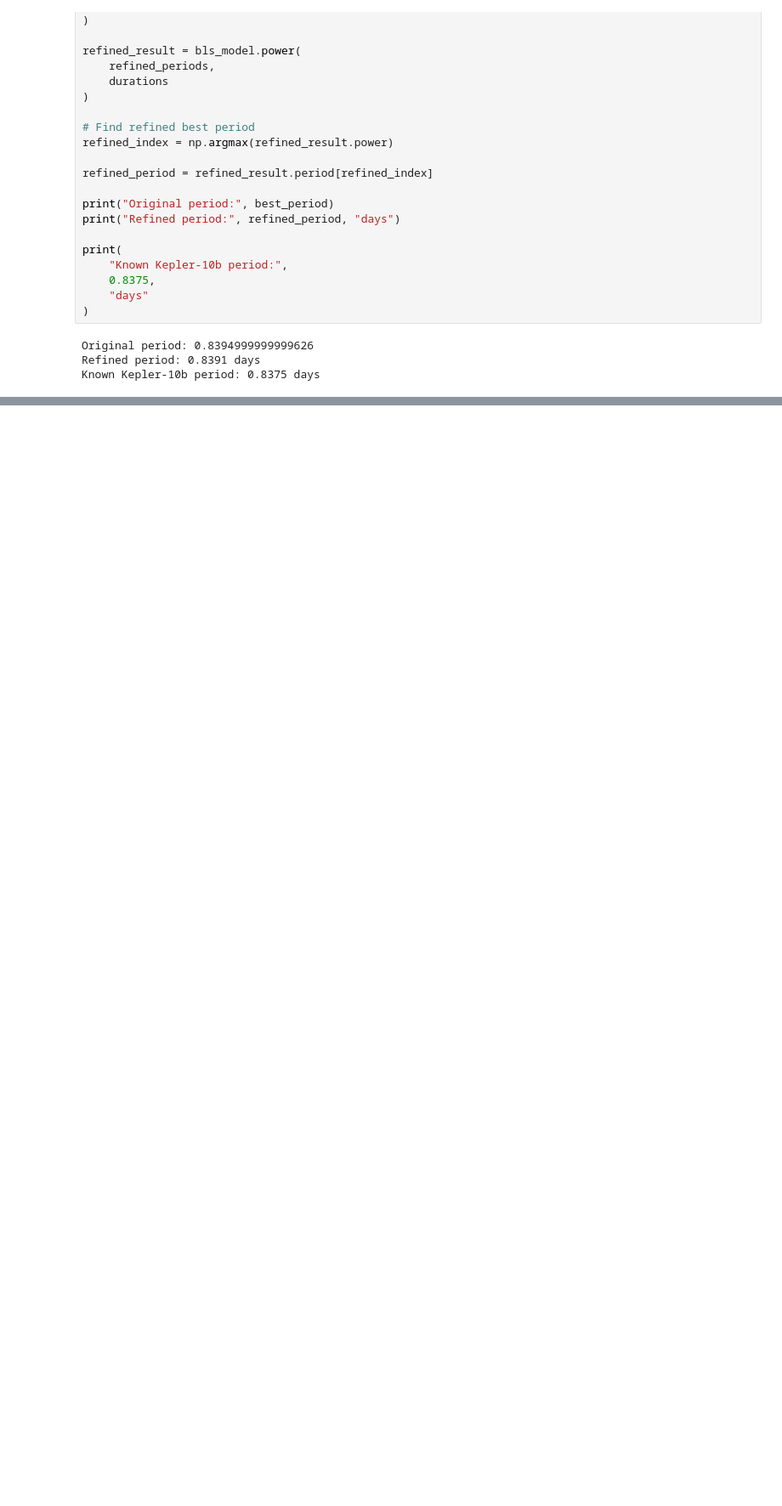
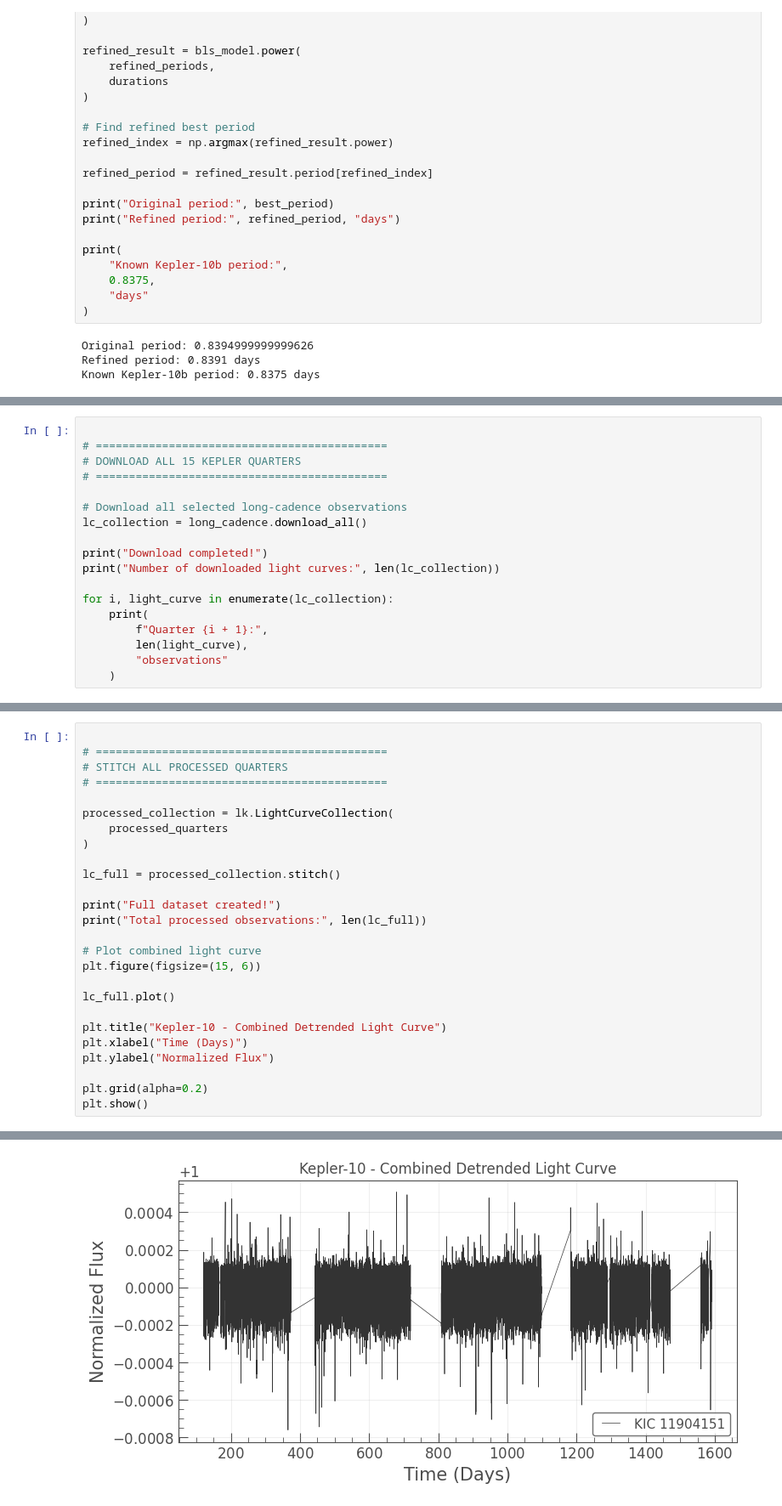
Before and after one commit to sanoop070/nasa-exoplanet-finder, a Jupyter notebook: exoplanet_cnn.ipynb, the cells around one changed output, grey strips where cells are left out. Shown at 85% size. Cells and saved outputs as stored; diff of their text form; blank space fills up the shorter version.

```diff
--- a/exoplanet_cnn.ipynb
+++ b/exoplanet_cnn.ipynb
@@ -485,0 +488,18 @@ Known Kepler-10b period: 0.8375 days
+# %%
+
+# ============================================
+# DOWNLOAD ALL 15 KEPLER QUARTERS
+# ============================================
+
+# Download all selected long-cadence observations
+lc_collection = long_cadence.download_all()
+
+print("Download completed!")
+print("Number of downloaded light curves:", len(lc_collection))
+
+for i, light_curve in enumerate(lc_collection):
+    print(
+        f"Quarter {i + 1}:",
+        len(light_curve),
+        "observations"
+    )
@@ -485,0 +577,27 @@ Known Kepler-10b period: 0.8375 days
+# %%
+
+# ============================================
+# STITCH ALL PROCESSED QUARTERS
+# ============================================
+
+processed_collection = lk.LightCurveCollection(
+    processed_quarters
+)
+
+lc_full = processed_collection.stitch()
+
+print("Full dataset created!")
+print("Total processed observations:", len(lc_full))
+
+# Plot combined light curve
+plt.figure(figsize=(15, 6))
+
+lc_full.plot()
+
+plt.title("Kepler-10 - Combined Detrended Light Curve")
+plt.xlabel("Time (Days)")
+plt.ylabel("Normalized Flux")
+
+plt.grid(alpha=0.2)
+plt.show()
+# %% [output]
@@ -485,0 +607 @@ Known Kepler-10b period: 0.8375 days
+[figure, added]
```
Also changed, not shown: parts of 29 cells of this notebook.
